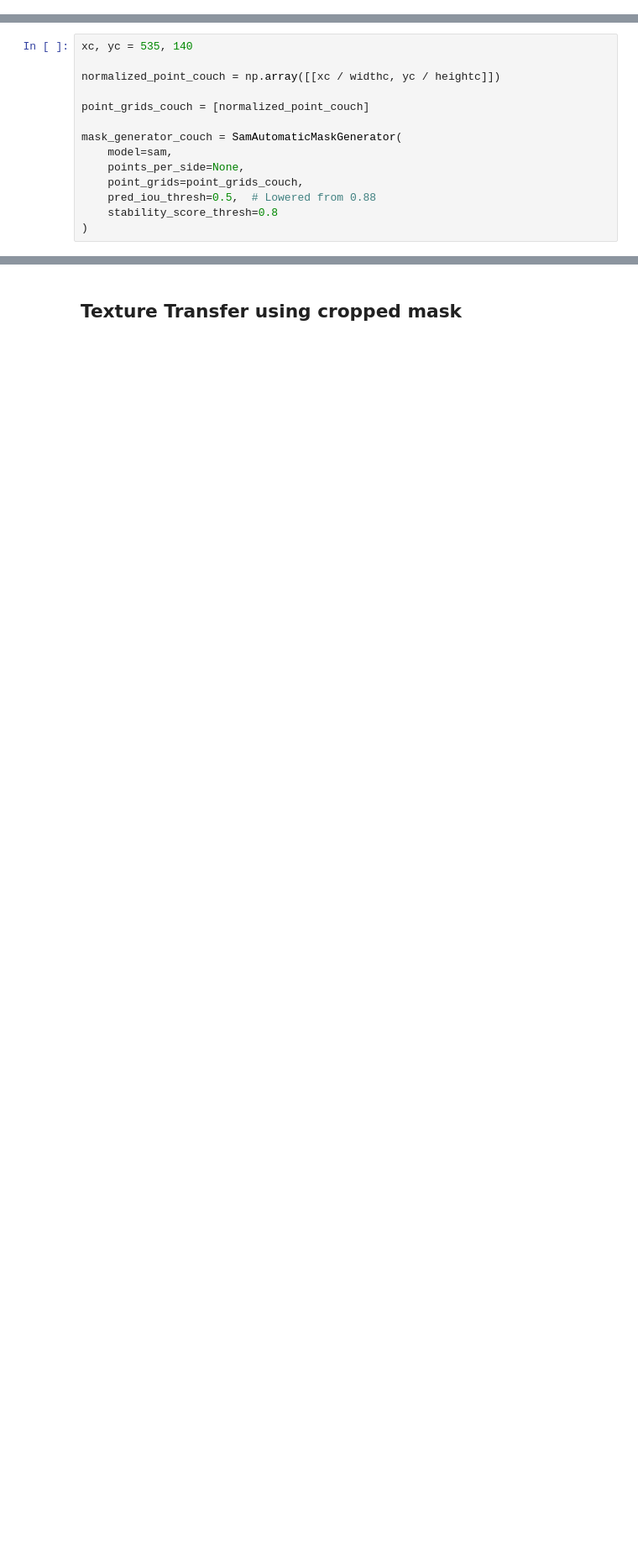
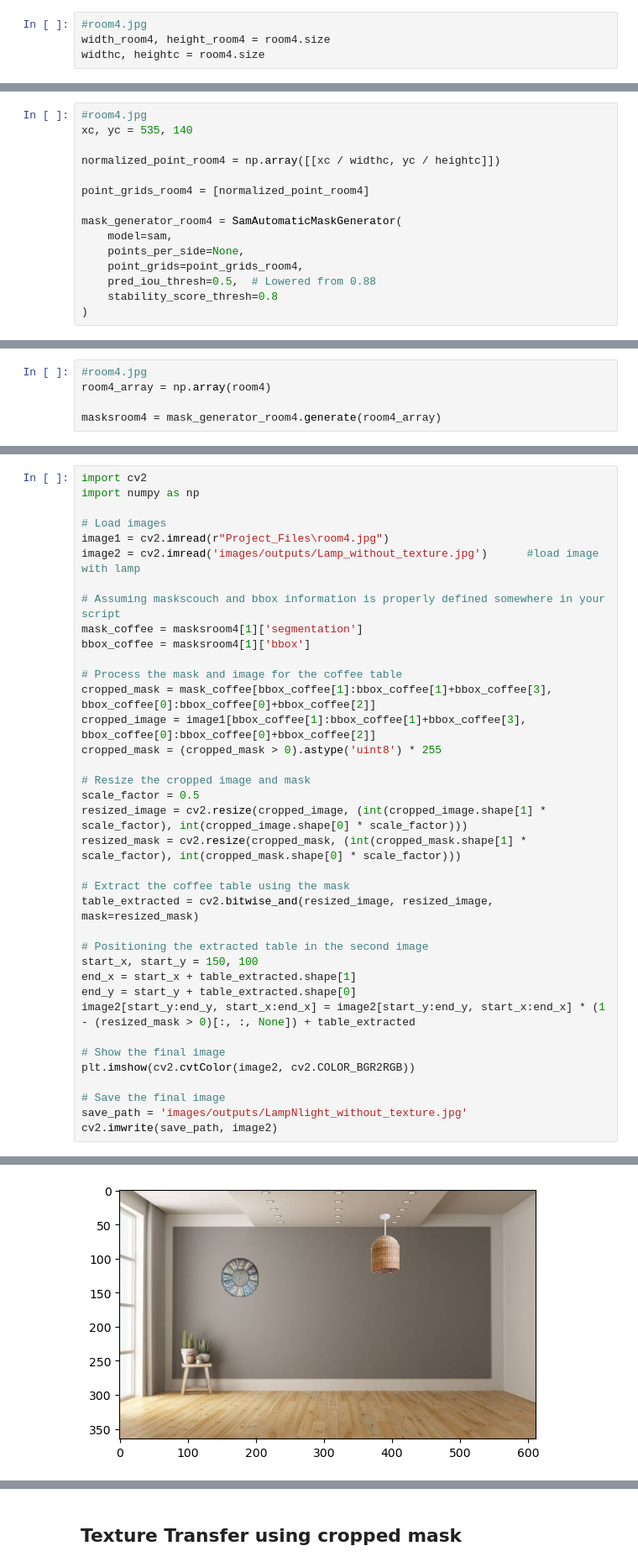
Before and after one commit to Prasad-py/CS445_Group_Project, a Jupyter notebook: Furniture Tool Notebook.ipynb, the cells around one changed output, grey strips where cells are left out. Shown at 84% size. Drawn from its saved outputs; the diff is of its cells as text; blank space fills up the shorter version.

```diff
--- a/Furniture Tool Notebook.ipynb
+++ b/Furniture Tool Notebook.ipynb
@@ -116 +127,5 @@ widthc, heightc = couch.size
+# %%
+#room4.jpg
+width_room4, height_room4 = room4.size
+widthc, heightc = room4.size
 # %%
@@ -132,16 +149,17 @@ mask_generator = SamAutomaticMaskGenerator(
     stability_score_thresh=0.8
 )
 # %%
+#room4.jpg
 xc, yc = 535, 140
 
-normalized_point_couch = np.array([[xc / widthc, yc / heightc]])
+normalized_point_room4 = np.array([[xc / widthc, yc / heightc]])
 
-point_grids_couch = [normalized_point_couch]
+point_grids_room4 = [normalized_point_room4]
 
-mask_generator_couch = SamAutomaticMaskGenerator(
+mask_generator_room4 = SamAutomaticMaskGenerator(
     model=sam,
     points_per_side=None,
-    point_grids=point_grids_couch,
+    point_grids=point_grids_room4,
     pred_iou_thresh=0.5,  # Lowered from 0.88
     stability_score_thresh=0.8
 )
@@ -189 +201,6 @@ maskstable = mask_generator_table.generate(couch_array)
+# %%
+#room4.jpg
+room4_array = np.array(room4)
+
+masksroom4 = mask_generator_room4.generate(room4_array)
 # %%
@@ -350,0 +395,38 @@ plt.show()
+# %%
+import cv2
+import numpy as np
+
+# Load images
+image1 = cv2.imread(r"Project_Files\room4.jpg")
+image2 = cv2.imread('images/outputs/Lamp_without_texture.jpg')      #load image with lamp
+
+# Assuming maskscouch and bbox information is properly defined somewhere in your script
+mask_coffee = masksroom4[1]['segmentation']
+bbox_coffee = masksroom4[1]['bbox']
+
+# Process the mask and image for the coffee table
+cropped_mask = mask_coffee[bbox_coffee[1]:bbox_coffee[1]+bbox_coffee[3], bbox_coffee[0]:bbox_coffee[0]+bbox_coffee[2]]
+cropped_image = image1[bbox_coffee[1]:bbox_coffee[1]+bbox_coffee[3], bbox_coffee[0]:bbox_coffee[0]+bbox_coffee[2]]
+cropped_mask = (cropped_mask > 0).astype('uint8') * 255
+
+# Resize the cropped image and mask
+scale_factor = 0.5
+resized_image = cv2.resize(cropped_image, (int(cropped_image.shape[1] * scale_factor), int(cropped_image.shape[0] * scale_factor)))
+resized_mask = cv2.resize(cropped_mask, (int(cropped_mask.shape[1] * scale_factor), int(cropped_mask.shape[0] * scale_factor)))
+
+# Extract the coffee table using the mask
+table_extracted = cv2.bitwise_and(resized_image, resized_image, mask=resized_mask)
+
+# Positioning the extracted table in the second image
+start_x, start_y = 150, 100
+end_x = start_x + table_extracted.shape[1]
+end_y = start_y + table_extracted.shape[0]
+image2[start_y:end_y, start_x:end_x] = image2[start_y:end_y, start_x:end_x] * (1 - (resized_mask > 0)[:, :, None]) + table_extracted
+
+# Show the final image
+plt.imshow(cv2.cvtColor(image2, cv2.COLOR_BGR2RGB))
+
+# Save the final image
+save_path = 'images/outputs/LampNlight_without_texture.jpg'
+cv2.imwrite(save_path, image2)
+# %% [output]
@@ -350,0 +434 @@ plt.show()
+[figure, added]
```
Also changed, not shown: parts of 35 cells of this notebook.
